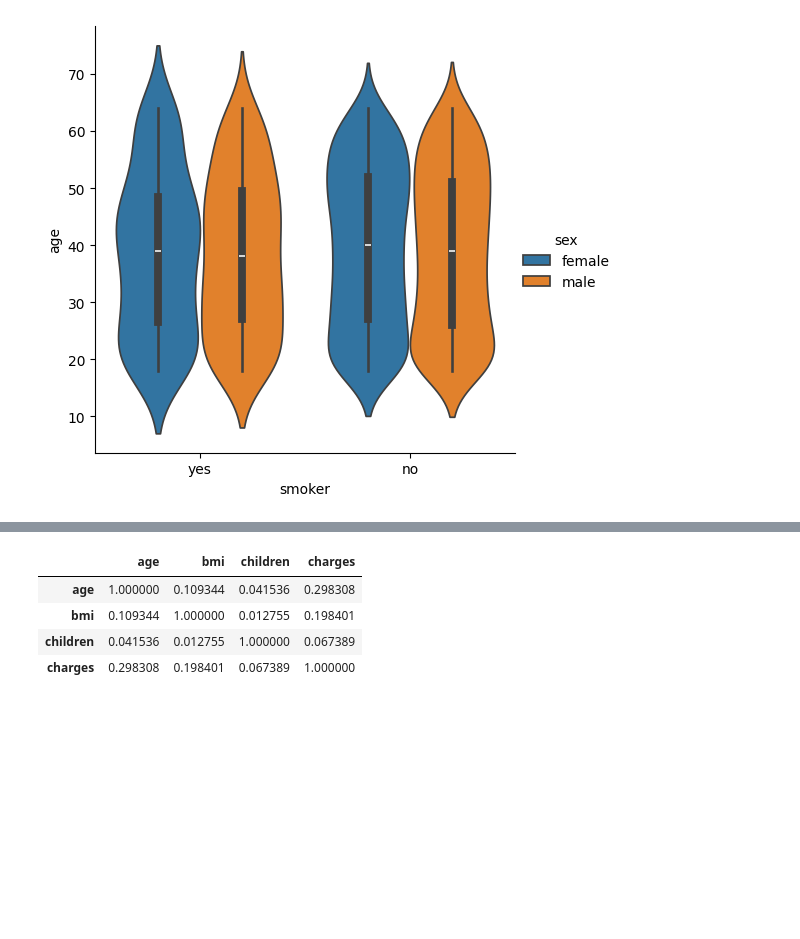
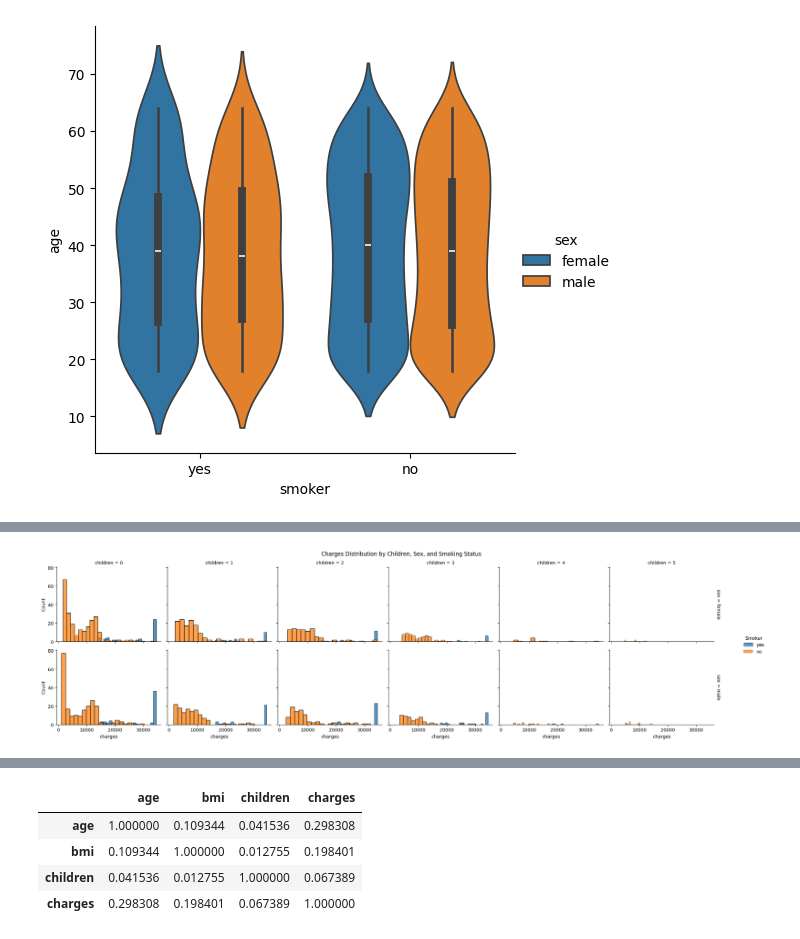
Before and after one commit to srilekhaj/Machinelearning-capstoneproject, a Jupyter notebook: Regression/3.Datascience Univariate & Bivariate/Data_Analysis.ipynb, the cells around one changed output, grey strips where cells are left out. Cells and saved outputs as stored; diff of their text form; code cells hidden in the pictures; blank space fills up the shorter version.

```diff
--- a/Regression/3.Datascience Univariate & Bivariate/Data_Analysis.ipynb
+++ b/Regression/3.Datascience Univariate & Bivariate/Data_Analysis.ipynb
@@ -325,0 +424,10 @@ sns.scatterplot(data=dataset, x='bmi_category', y='charges', hue='sex')
+# %%
+# FacetGrid by children and sex, showing charges distribution, colored by smoker
+g = sns.FacetGrid(dataset, col="children", row="sex", hue="smoker", margin_titles=True, height=3, aspect=1.2)
+g.map(sns.histplot, "charges", kde=False, bins=20)
+g.add_legend(title='Smoker')
+plt.subplots_adjust(top=0.9)
+g.fig.suptitle('Charges Distribution by Children, Sex, and Smoking Status')
+plt.show()
+# %% [output]
+[figure, added]
```
Also changed, not shown: parts of 36 cells of this notebook.
